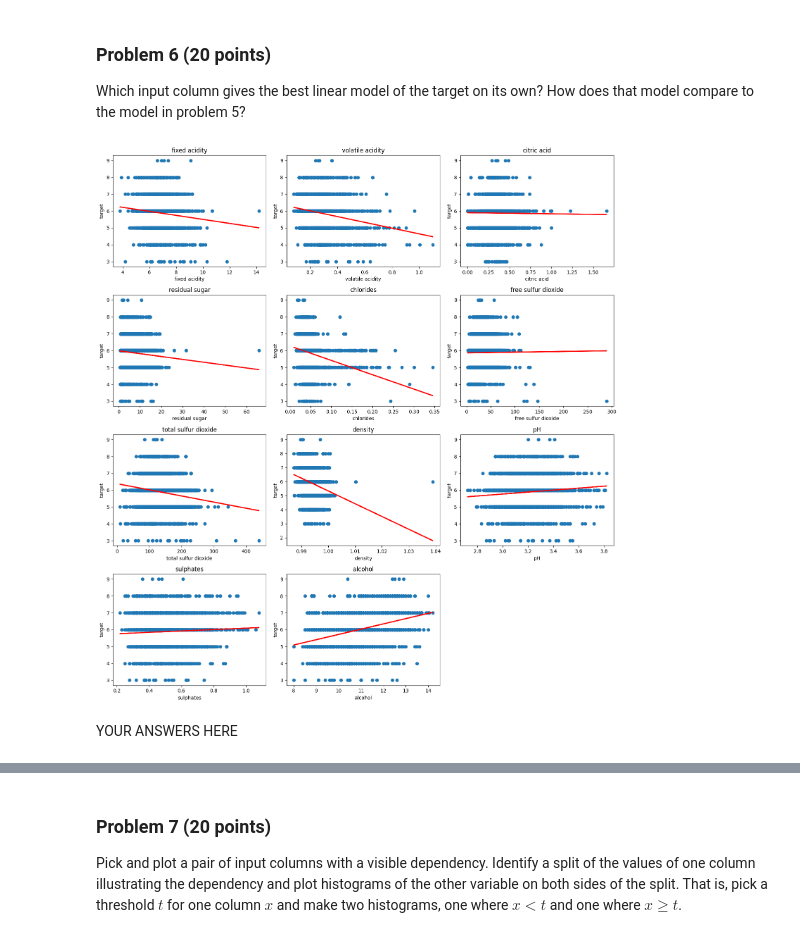
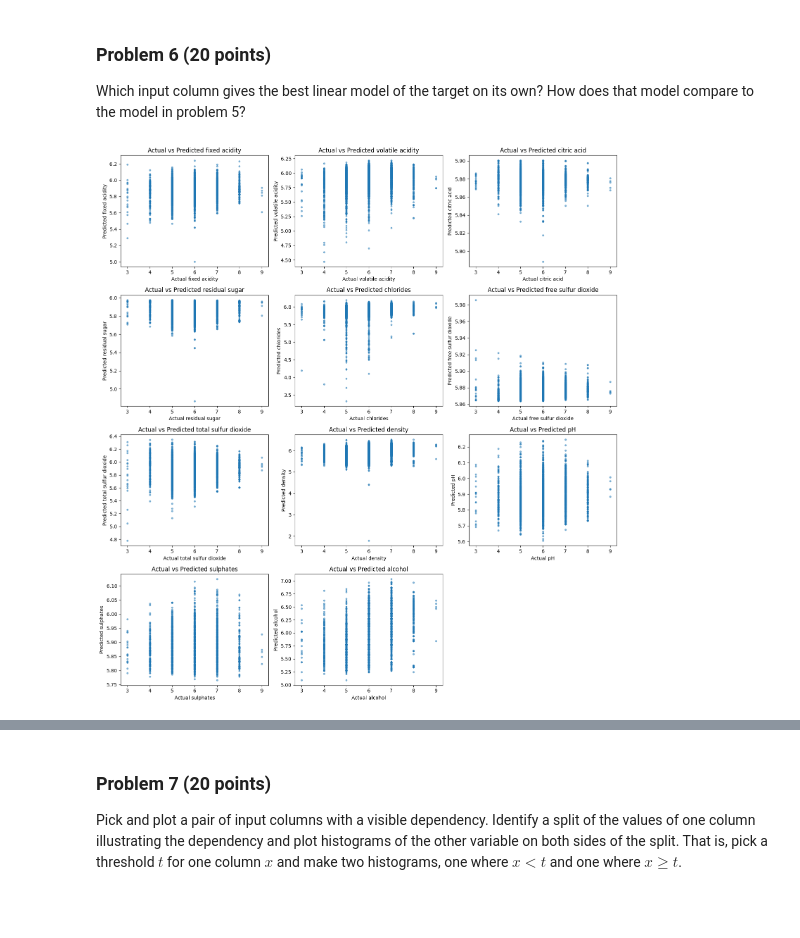
Before and after one commit to reynolkb-bu/dx601-final-project, a Jupyter notebook: project.ipynb, the cells around one changed output, grey strips where cells are left out. Saved outputs shown, nothing was run; the diff lists cells and outputs as text; code cells hidden in the pictures; blank space fills up the shorter version.

```diff
--- a/project.ipynb
+++ b/project.ipynb
@@ -355,38 +389,35 @@ How does that model compare to the model in problem 5?
 from sklearn.linear_model import LinearRegression
 
 cols = [c for c in white_wine_data.columns if c != "target"]
 target = white_wine_data["target"].values
 n_cols = 3
 n_rows = int(np.ceil(len(cols) / n_cols))
 
 fig, axes = plt.subplots(n_rows, n_cols, figsize=(15, 4 * n_rows))
 axes = axes.flatten()
 
 for i, col in enumerate(cols):
     # Try to convert to numeric; drop NaNs
     data = pd.to_numeric(white_wine_data[col], errors='coerce').dropna().values
     if len(data) == 0:
         continue  # skip empty or all-non-numeric columns
 
     model = LinearRegression()
     X_train = np.array(data).reshape(-1, 1)
     model.fit(X_train, target)
     target_pred = model.predict(X_train)
 
     ax = axes[i]
-    ax.scatter(X_train, target)
-    ax.plot(X_train, target_pred, color='red', linewidth=2)
-    ax.set_title(col)
-    ax.set_xlabel(col)
-    ax.set_ylabel('target')
+    ax.scatter(target, target_pred, alpha=0.5, s=10)
+    ax.set_title(f"Actual vs Predicted {col}")
+    ax.set_xlabel(f"Actual {col}")
+    ax.set_ylabel(f"Predicted {col}")
 
 # Hide unused subplots
 for j in range(i + 1, len(axes)):
     fig.delaxes(axes[j])
 
 plt.tight_layout()
 plt.show()
 # %% [output]
-[figure, old version]
+[figure, new version]
-# %% [markdown]
-YOUR ANSWERS HERE
```
Also changed, not shown: parts of 8 cells of this notebook.
